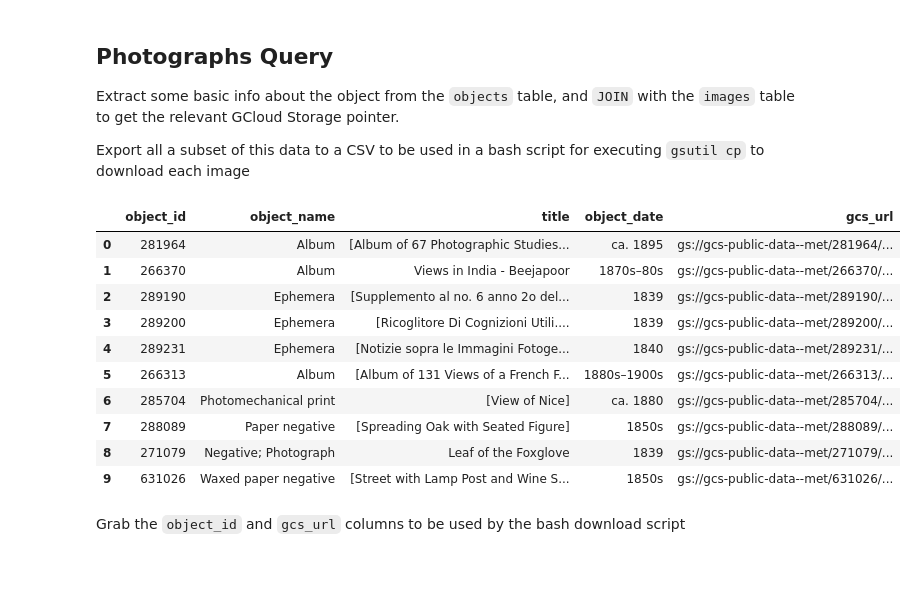
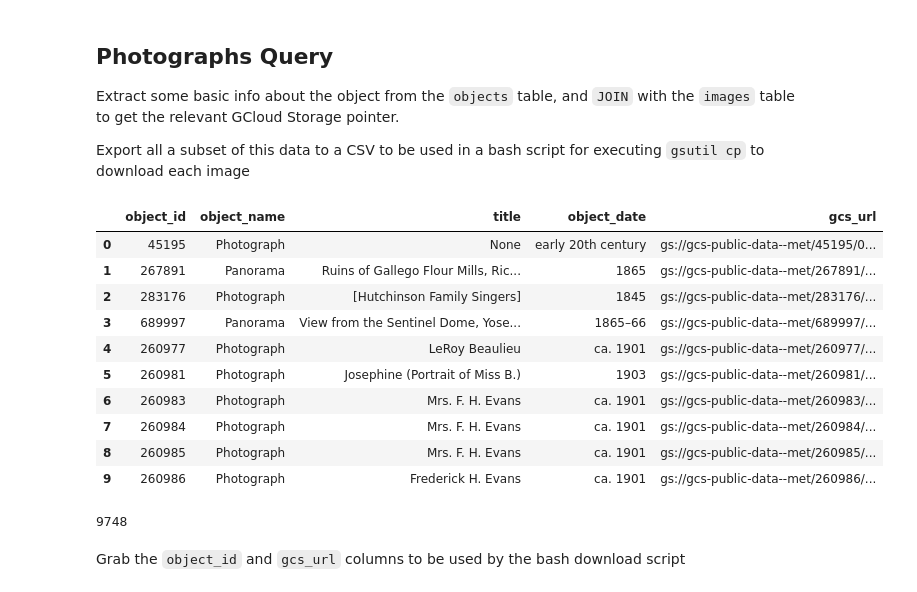
Before and after one commit to edave/when-that-photo, a Jupyter notebook: notebooks/Met Photos Load v1.ipynb, the cells around one changed output. Saved outputs shown, nothing was run; the diff lists cells and outputs as text; code cells hidden in the pictures.

Commit message:
Data loading and processing

```diff
--- a/notebooks/Met Photos Load v1.ipynb
+++ b/notebooks/Met Photos Load v1.ipynb
@@ -48,0 +29,3 @@ bq_assistant.table_schema('objects')
+# %%
+pd.set_option('display.max_rows', 150)
+bq_assistant.table_schema('objects')
@@ -79,29 +111,35 @@ Export all a subset of this data to a CSV to be used in a bash script for execut
 # %%
 gcs_url_query = """
 SELECT a.object_id, a.object_name, a.title, a.object_date, b.gcs_url
 FROM `bigquery-public-data.the_met.objects` a
 JOIN (
   SELECT object_id, gcs_url
   FROM `bigquery-public-data.the_met.images`
 ) b
 ON a.object_id = b.object_id
-WHERE a.department = "Photographs"
+WHERE (a.department = "Photographs" AND
+a.classification IN ("Transparencies", "Photographs", "Negatives") OR
+a.classification LIKE "Photographs%")
 AND ends_with(lower(b.gcs_url), '/0.jpg')
     """
-gcs_url_response = met.query_to_pandas_safe(gcs_url_query, max_gb_scanned=10)
+gcs_url_response = met.query_to_pandas_safe(gcs_url_query, max_gb_scanned=50)
 gcs_url_response.head(10)
 # %% [output]
 |  | object_id | object_name | title | object_date | gcs_url |
-| 0 | 281964 | Album | [Album of 67 Photographic Studies... | ca. 1895 | gs://gcs-public-data--met/281964/... |
-| 1 | 266370 | Album | Views in India - Beejapoor | 1870s–80s | gs://gcs-public-data--met/266370/... |
-| 2 | 289190 | Ephemera | [Supplemento al no. 6 anno 2o del... | 1839 | gs://gcs-public-data--met/289190/... |
-| 3 | 289200 | Ephemera | [Ricoglitore Di Cognizioni Utili.... | 1839 | gs://gcs-public-data--met/289200/... |
-| 4 | 289231 | Ephemera | [Notizie sopra le Immagini Fotoge... | 1840 | gs://gcs-public-data--met/289231/... |
-| 5 | 266313 | Album | [Album of 131 Views of a French F... | 1880s–1900s | gs://gcs-public-data--met/266313/... |
-| 6 | 285704 | Photomechanical print | [View of Nice] | ca. 1880 | gs://gcs-public-data--met/285704/... |
-| 7 | 288089 | Paper negative | [Spreading Oak with Seated Figure] | 1850s | gs://gcs-public-data--met/288089/... |
-| 8 | 271079 | Negative; Photograph | Leaf of the Foxglove | 1839 | gs://gcs-public-data--met/271079/... |
-| 9 | 631026 | Waxed paper negative | [Street with Lamp Post and Wine S... | 1850s | gs://gcs-public-data--met/631026/... |
+| 0 | 45195 | Photograph | None | early 20th century | gs://gcs-public-data--met/45195/0... |
+| 1 | 267891 | Panorama | Ruins of Gallego Flour Mills, Ric... | 1865 | gs://gcs-public-data--met/267891/... |
+| 2 | 283176 | Photograph | [Hutchinson Family Singers] | 1845 | gs://gcs-public-data--met/283176/... |
+| 3 | 689997 | Panorama | View from the Sentinel Dome, Yose... | 1865–66 | gs://gcs-public-data--met/689997/... |
+| 4 | 260977 | Photograph | LeRoy Beaulieu | ca. 1901 | gs://gcs-public-data--met/260977/... |
+| 5 | 260981 | Photograph | Josephine (Portrait of Miss B.) | 1903 | gs://gcs-public-data--met/260981/... |
+| 6 | 260983 | Photograph | Mrs. F. H. Evans | ca. 1901 | gs://gcs-public-data--met/260983/... |
+| 7 | 260984 | Photograph | Mrs. F. H. Evans | ca. 1901 | gs://gcs-public-data--met/260984/... |
+| 8 | 260985 | Photograph | Mrs. F. H. Evans | ca. 1901 | gs://gcs-public-data--met/260985/... |
+| 9 | 260986 | Photograph | Frederick H. Evans | ca. 1901 | gs://gcs-public-data--met/260986/... |
+# %%
+len(gcs_url_response)
+# %% [output]
+9748
 # %% [markdown]
 Grab the `object_id` and `gcs_url` columns to be used by the bash download script
 # %%
```
Also changed, not shown: parts of 6 cells of this notebook, 1 other file.
